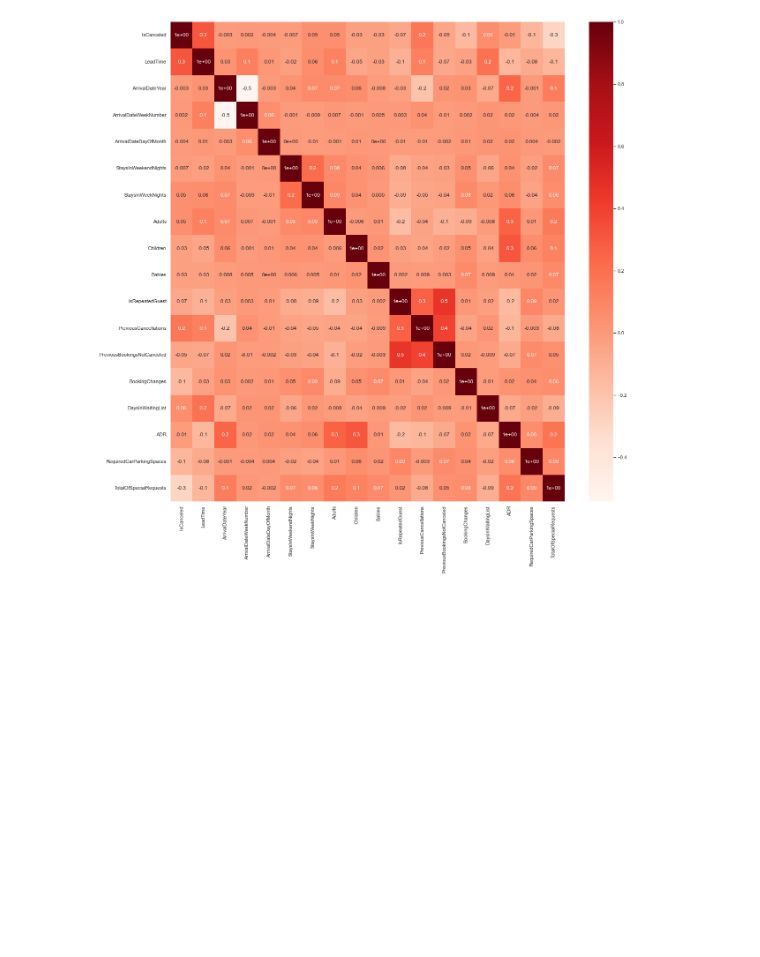
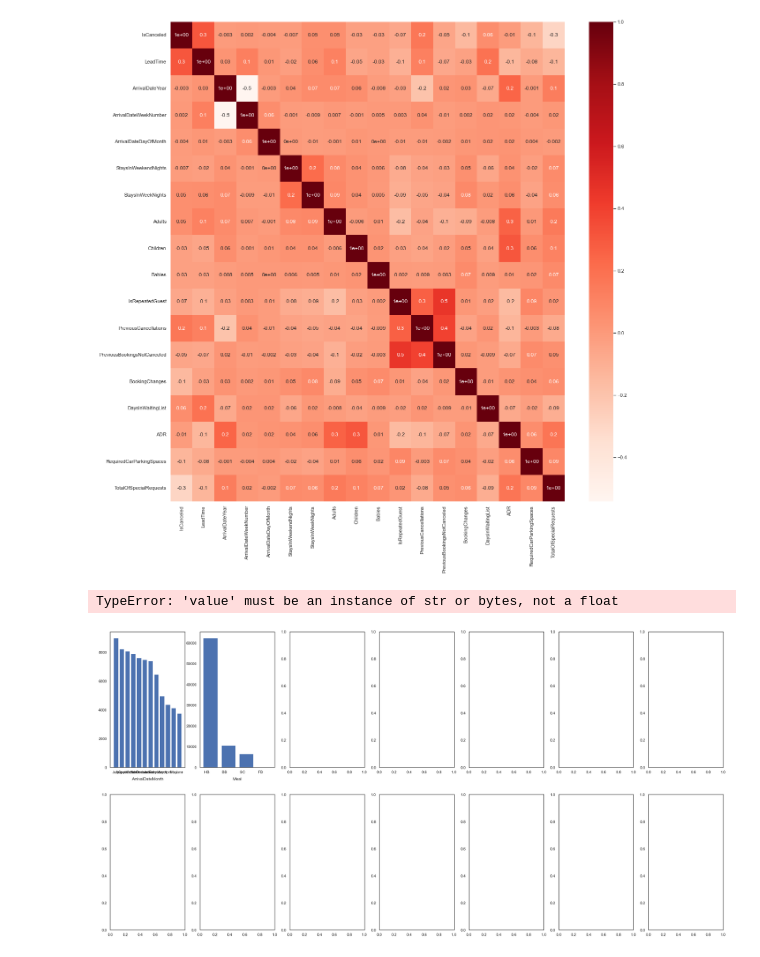
Before and after one commit to alderaemanuele/Business-Cases, a Jupyter notebook: BC2/BC2.ipynb, the cells around one changed output. Cells and saved outputs as stored; diff of their text form; code cells hidden in the pictures; blank space fills up the shorter version.

```diff
--- a/BC2/BC2.ipynb
+++ b/BC2/BC2.ipynb
@@ -286,3 +556,18 @@ def cor_heatmap(cor):
 cor_heatmap(np.round(data[metric_features].corr(),3))
 # %% [output]
 [figure]
+# %%
+sns.set(style='white')
+
+fig, axes = plt.subplots(2, ceil(len(categorical_features) / 2), figsize=(32, 16))
+
+for ax, feat in zip(axes.flatten(), categorical_features):
+    ax.bar(x=data[feat].unique(), height = data[feat].value_counts())
+    ax.set_title(feat, y=-0.11)
+
+title = "Categorical Variables' Barplots"
+plt.suptitle(title)
+plt.show()
+# %% [output]
+TypeError: 'value' must be an instance of str or bytes, not a float
+[figure, added]
```
Also changed, not shown: parts of 18 cells of this notebook.
